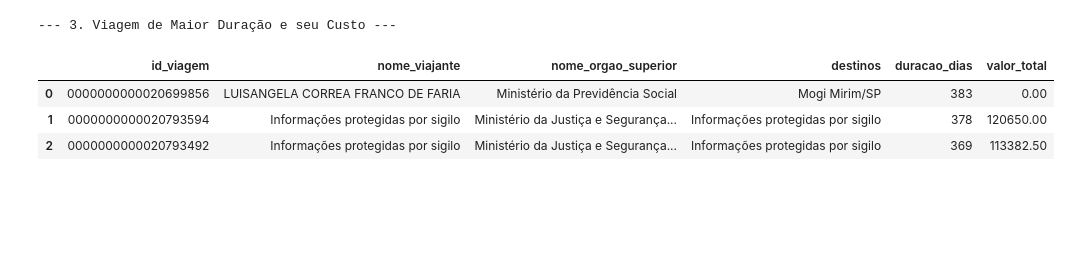
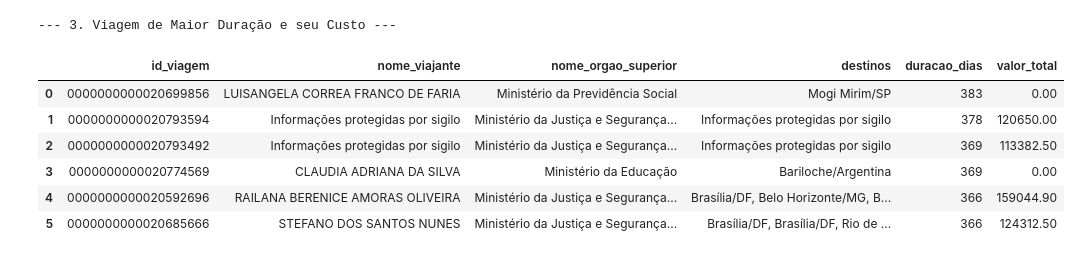
Before and after one commit to fclaudineiasc-web/Projeto_Analise_de_Viagens, a Jupyter notebook: 3_analise.ipynb, the cells around one changed output. Saved outputs shown, nothing was run; the diff lists cells and outputs as text; code cells hidden in the pictures; blank space fills up the shorter version.

```diff
--- a/3_analise.ipynb
+++ b/3_analise.ipynb
@@ -264,27 +239,30 @@ display(df_q2)
 # %%
 # ==============================================================
 # PERGUNTA 3
 # A viagem de maior duração e seu custo total.
 # ==============================================================
 print("\n--- 3. Viagem de Maior Duração e seu Custo ---")
 sql_3 = """
 SELECT
     id_viagem, nome_viajante, nome_orgao_superior, destinos,
     (data_fim - data_inicio) AS duracao_dias,
     valor_total
 FROM silver_viagem
 WHERE data_fim IS NOT NULL AND data_inicio IS NOT NULL
 ORDER BY duracao_dias DESC
-LIMIT 3;
+LIMIT 6;
 """
 df_3 = consultar(sql_3)
 display(df_3)
 # %% [output]
 --- 3. Viagem de Maior Duração e seu Custo ---
 |  | id_viagem | nome_viajante | nome_orgao_superior | destinos | duracao_dias | valor_total |
 | 0 | 0000000000020699856 | LUISANGELA CORREA FRANCO DE FARIA | Ministério da Previdência Social | Mogi Mirim/SP | 383 | 0.00 |
 | 1 | 0000000000020793594 | Informações protegidas por sigilo | Ministério da Justiça e Segurança... | Informações protegidas por sigilo | 378 | 120650.00 |
 | 2 | 0000000000020793492 | Informações protegidas por sigilo | Ministério da Justiça e Segurança... | Informações protegidas por sigilo | 369 | 113382.50 |
+| 3 | 0000000000020774569 | CLAUDIA ADRIANA DA SILVA | Ministério da Educação | Bariloche/Argentina | 369 | 0.00 |
+| 4 | 0000000000020592696 | RAILANA BERENICE AMORAS OLIVEIRA | Ministério da Justiça e Segurança... | Brasília/DF, Belo Horizonte/MG, B... | 366 | 159044.90 |
+| 5 | 0000000000020685666 | STEFANO DOS SANTOS NUNES | Ministério da Justiça e Segurança... | Brasília/DF, Brasília/DF, Rio de ... | 366 | 124312.50 |
 # %%
 # ==============================================================
 # PERGUNTA 4
```
Also changed, not shown: parts of 7 cells of this notebook, 4 other files.
